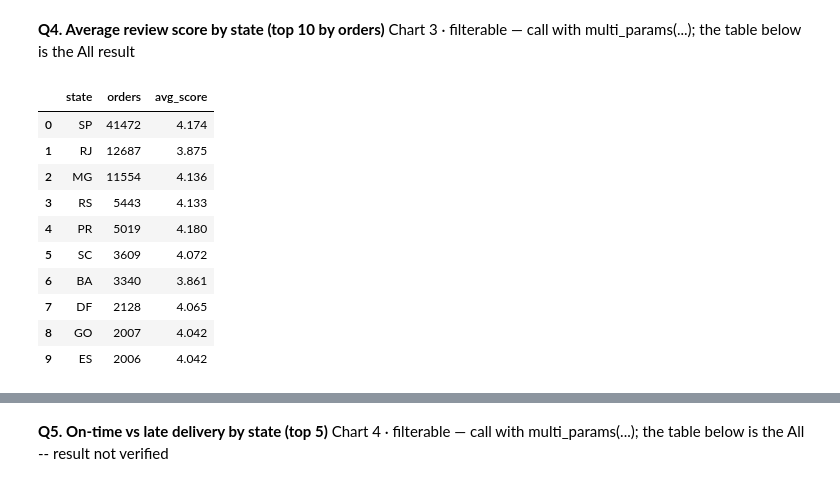
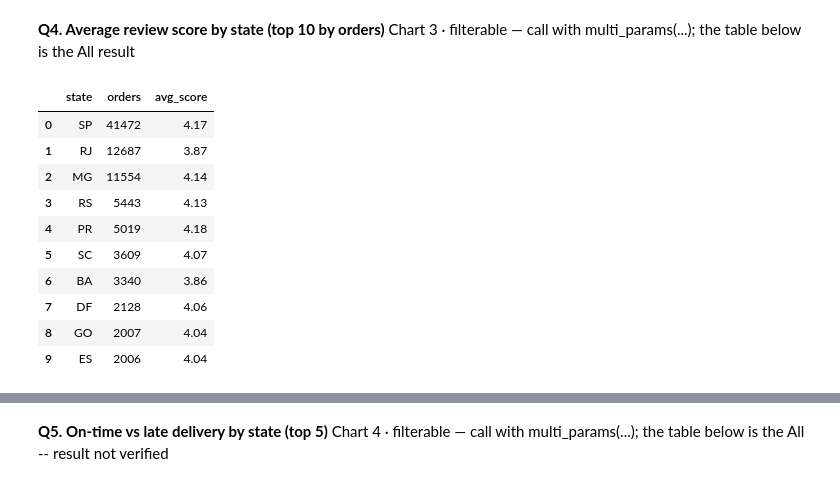
Before and after one commit to Bertrand94/Pora-customer-satisfaction-dashboard, a Jupyter notebook: Data_cleaning.ipynb, the cells around one changed output, grey strips where cells are left out. Drawn from its saved outputs; the diff is of its cells as text; code cells hidden in the pictures.

```diff
--- a/Data_cleaning.ipynb
+++ b/Data_cleaning.ipynb
@@ -312,22 +504,24 @@ Chart 3 · filterable — call with multi_params(...); the table below is the Al
 # %%
 %%sql
 SELECT c.customer_state AS state,
        COUNT(DISTINCT o.order_id) AS orders,
-       ROUND(AVG(CAST(r.review_score AS REAL)),3) AS avg_score
+       ROUND(AVG(CAST(r.review_score AS REAL)),2) AS avg_score
 FROM orders o
 JOIN customers c ON o.customer_id = c.customer_id
-JOIN order_reviews r  ON o.order_id  = r.order_id
+JOIN order_reviews r ON o.order_id = r.order_id
 WHERE (:state_json = '[]' OR c.customer_state IN (SELECT value FROM json_each(:state_json)))
-GROUP BY state ORDER BY orders DESC LIMIT 10
+GROUP BY c.customer_state
+ORDER BY orders DESC
+LIMIT 10
 # %% [output]
 |  | state | orders | avg_score |
-| 0 | SP | 41472 | 4.174 |
-| 1 | RJ | 12687 | 3.875 |
-| 2 | MG | 11554 | 4.136 |
-| 3 | RS | 5443 | 4.133 |
-| 4 | PR | 5019 | 4.180 |
-| 5 | SC | 3609 | 4.072 |
-| 6 | BA | 3340 | 3.861 |
-| 7 | DF | 2128 | 4.065 |
-| 8 | GO | 2007 | 4.042 |
-| 9 | ES | 2006 | 4.042 |
+| 0 | SP | 41472 | 4.17 |
+| 1 | RJ | 12687 | 3.87 |
+| 2 | MG | 11554 | 4.14 |
+| 3 | RS | 5443 | 4.13 |
+| 4 | PR | 5019 | 4.18 |
+| 5 | SC | 3609 | 4.07 |
+| 6 | BA | 3340 | 3.86 |
+| 7 | DF | 2128 | 4.06 |
+| 8 | GO | 2007 | 4.04 |
+| 9 | ES | 2006 | 4.04 |
```
Also changed, not shown: parts of 16 cells of this notebook, 2 other files.
